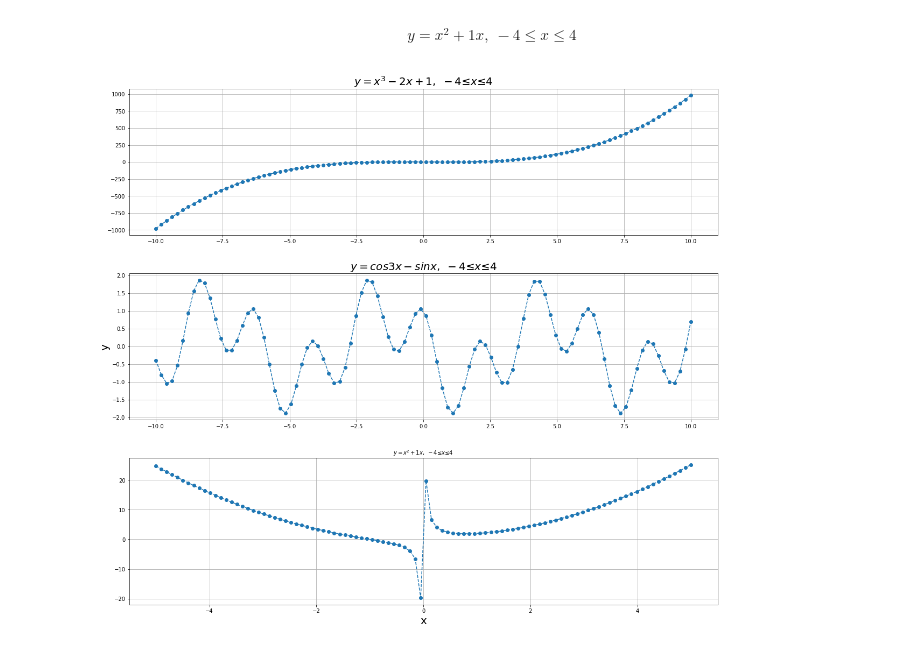
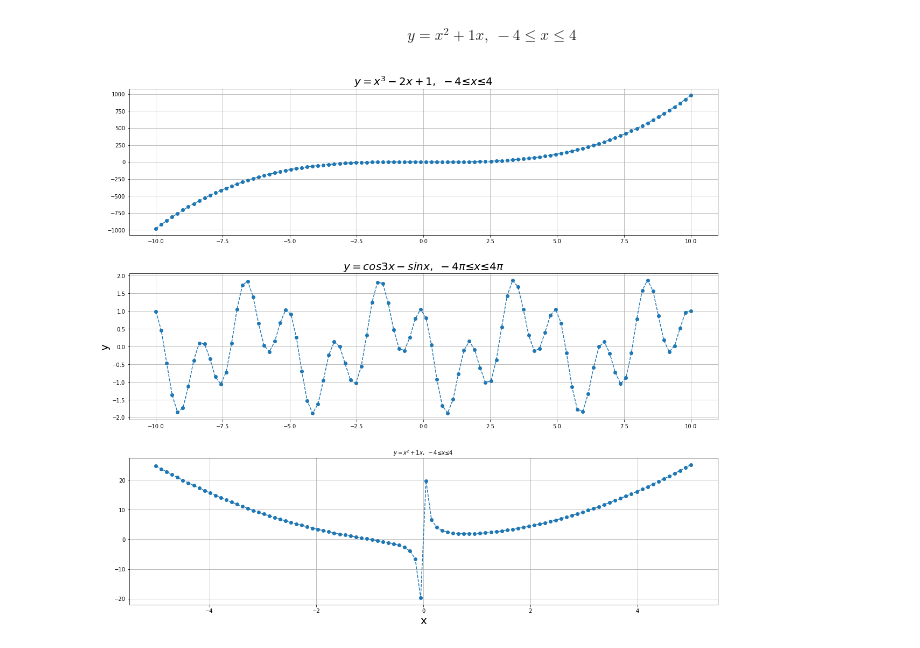
Before and after one commit to Acidinface/ds-learning_hw, a Jupyter notebook: Kapitonov_Oleksandr_homework_6.ipynb, the cells around one changed output. Drawn from its saved outputs; the diff is of its cells as text; code cells hidden in the pictures.

```diff
--- a/Kapitonov_Oleksandr_homework_6.ipynb
+++ b/Kapitonov_Oleksandr_homework_6.ipynb
@@ -174,30 +182,30 @@ $$y=x^2+1x,\ -4≤x≤4$$
 # %%
 fig, axes = plt.subplots(3,1, figsize=(17, 15))
 fig.tight_layout(pad=5)
 
 ax = axes[0]
 
 f = (lambda x: (x**3)-2*x+1)(np.linspace(-10,10, 100))
 ax.grid()
 ax.set_title('$y=x^3-2x+1,\ -4≤x≤4$', fontsize=20)
 ax.plot(np.linspace(-10,10, 100), f, 'o--')
 
 ax = axes[1]
 
-f = (lambda x: (np.cos(3*x))-np.sin(x))(np.linspace(-10,10, 100))
+f = (lambda x: (np.cos(3*x))-np.sin(x))(np.linspace(-4*3.14,4*3.14, 100))
 ax.grid()
-ax.set_title('$y=cos 3x -sin x,\ -4≤x≤4$', fontsize=20)
+ax.set_title('$y=cos 3x -sin x,\ -4π≤x≤4π$', fontsize=20)
 ax.set_ylabel('y', fontsize=20)
 ax.plot(np.linspace(-10,10, 100), f, 'o--')
 
 ax = axes[2]
 
 f = (lambda x: (x**2)+1/x)(np.linspace(-5,5, 100))
 ax.grid()
 ax.set_title('$y=x^2+1x,\ -4≤x≤4$', fontsize=10)
 ax.set_xlabel('x', fontsize=20)
 ax.plot(np.linspace(-5,5, 100), f, 'o--')
 
 plt.show()
 # %% [output]
-[figure, old version]
+[figure, new version]
```
Also changed, not shown: parts of 2 cells of this notebook, 1 other file.
